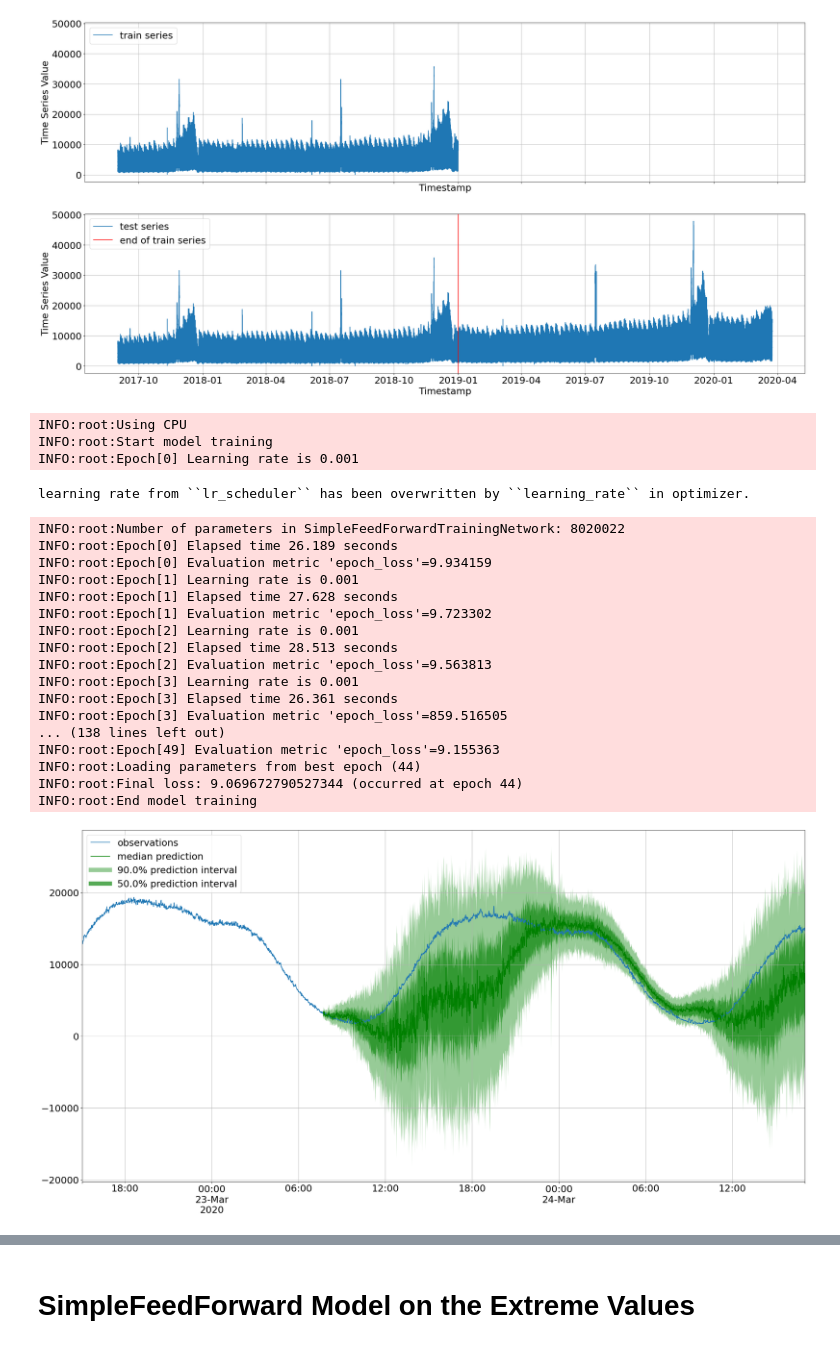
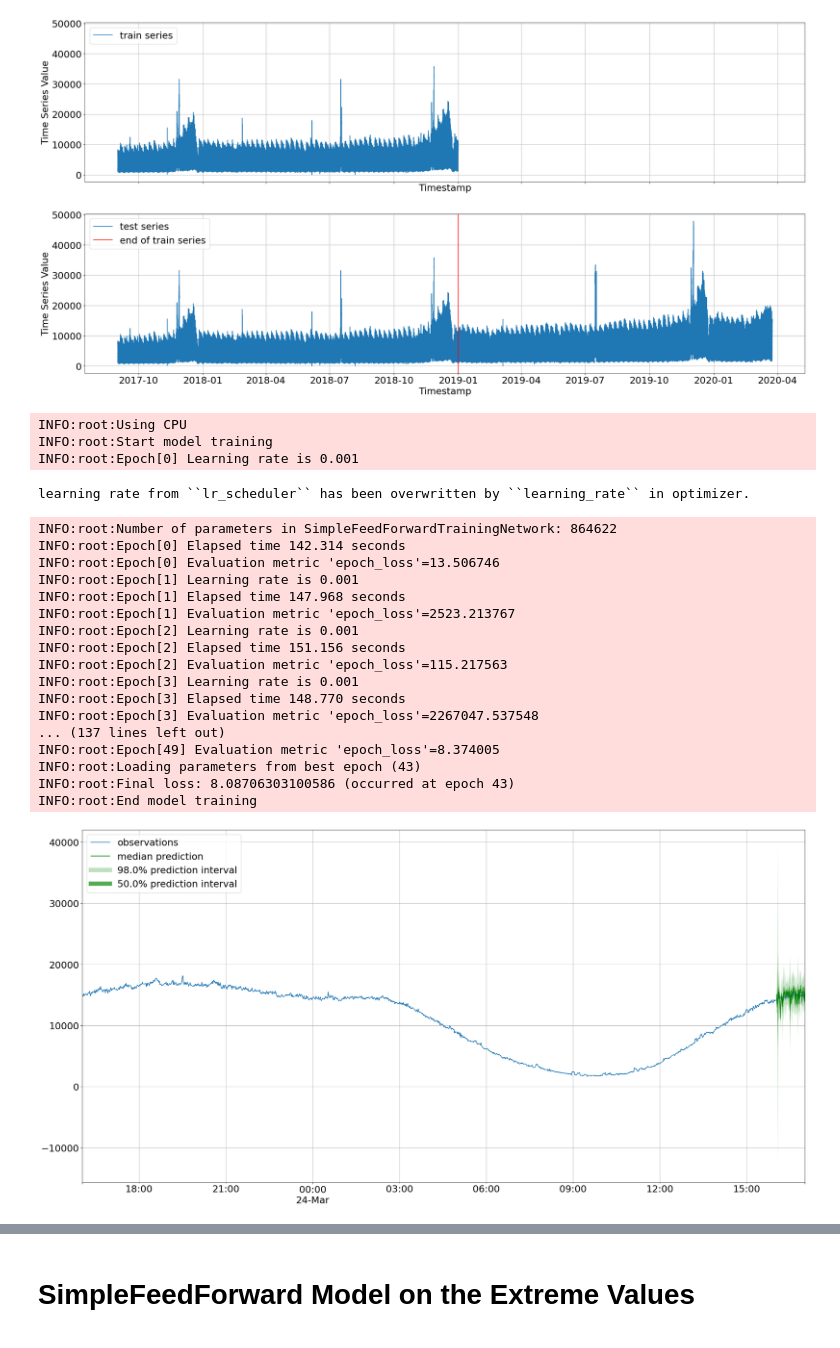
Before and after one commit to BingLiHanShuang/gluon-ts, a Jupyter notebook: US_POT_EVT.ipynb, the cells around one changed output, grey strips where cells are left out. Saved outputs shown, nothing was run; the diff lists cells and outputs as text; code cells hidden in the pictures.

Commit message:
Modify the forecasting model.

```diff
--- a/US_POT_EVT.ipynb
+++ b/US_POT_EVT.ipynb
@@ -2364,8 +2311,8 @@ from gluonts.distribution import GaussianOutput
 
 estimator = SimpleFeedForwardEstimator(
     num_hidden_dimensions=[10],
-    prediction_length=2000,
-    context_length=2*200,
+    prediction_length=60,
+    context_length=60*24,
     freq='1min',
     trainer = Trainer(
         epochs=50,
@@ -2383,56 +2330,62 @@ INFO:root:Using CPU
 INFO:root:Start model training
 INFO:root:Epoch[0] Learning rate is 0.001
 learning rate from ``lr_scheduler`` has been overwritten by ``learning_rate`` in optimizer.
-INFO:root:Number of parameters in SimpleFeedForwardTrainingNetwork: 8020022
-INFO:root:Epoch[0] Elapsed time 26.189 seconds
-INFO:root:Epoch[0] Evaluation metric 'epoch_loss'=9.934159
+INFO:root:Number of parameters in SimpleFeedForwardTrainingNetwork: 864622
+INFO:root:Epoch[0] Elapsed time 142.314 seconds
+INFO:root:Epoch[0] Evaluation metric 'epoch_loss'=13.506746
 INFO:root:Epoch[1] Learning rate is 0.001
-INFO:root:Epoch[1] Elapsed time 27.628 seconds
-INFO:root:Epoch[1] Evaluation metric 'epoch_loss'=9.723302
+INFO:root:Epoch[1] Elapsed time 147.968 seconds
+INFO:root:Epoch[1] Evaluation metric 'epoch_loss'=2523.213767
 INFO:root:Epoch[2] Learning rate is 0.001
-INFO:root:Epoch[2] Elapsed time 28.513 seconds
-INFO:root:Epoch[2] Evaluation metric 'epoch_loss'=9.563813
+INFO:root:Epoch[2] Elapsed time 151.156 seconds
+INFO:root:Epoch[2] Evaluation metric 'epoch_loss'=115.217563
 INFO:root:Epoch[3] Learning rate is 0.001
-INFO:root:Epoch[3] Elapsed time 26.361 seconds
-INFO:root:Epoch[3] Evaluation metric 'epoch_loss'=859.516505
-... (138 lines left out)
-INFO:root:Epoch[49] Evaluation metric 'epoch_loss'=9.155363
-INFO:root:Loading parameters from best epoch (44)
-INFO:root:Final loss: 9.069672790527344 (occurred at epoch 44)
+INFO:root:Epoch[3] Elapsed time 148.770 seconds
+INFO:root:Epoch[3] Evaluation metric 'epoch_loss'=2267047.537548
+... (137 lines left out)
+INFO:root:Epoch[49] Evaluation metric 'epoch_loss'=8.374005
+INFO:root:Loading parameters from best epoch (43)
+INFO:root:Final loss: 8.08706303100586 (occurred at epoch 43)
 INFO:root:End model training
 # %%
 from gluonts.evaluation.backtest import make_evaluation_predictions
+
+def plot_prob_forecasts(ts_entry, forecast_entry):
+    plot_length = 60*25
+    prediction_intervals = (50.0,98.0)
+    legend = ["observations", "median prediction"] + [f"{k}% prediction interval" for k in prediction_intervals][::-1]
+
+    fig, ax = plt.subplots(1, 1)
+    ts_entry[-plot_length:].plot(ax=ax)  # plot the time series
+    forecast_entry.plot(prediction_intervals=prediction_intervals, color='g')
+    plt.grid(which="both")
+    plt.legend(legend, loc="upper left")
+    plt.show()
+
+
+#for recur in range(2):
+recur = 0
+# test_ds = mk_ds(d[701280+recur*60*24:701280+60*24+60-1+recur*60*24]) #End: 1347422
+test_ds = mk_ds(d[701280:])
 
 forecast_it, ts_it = make_evaluation_predictions(
     dataset=test_ds,  # test dataset
     predictor=predictor,  # predictor
     num_samples=100,  # number of sample paths we want for evaluation
 )
 
 forecasts = list(forecast_it)
 tss = list(ts_it)
 
 # first entry of the time series list
 ts_entry = tss[0]
 
 # first entry of test_ds
 test_ds_entry = next(iter(test_ds))
 
 # first entry of the forecast list
 forecast_entry = forecasts[0]
 
-def plot_prob_forecasts(ts_entry, forecast_entry):
-    plot_length = 3000
-    prediction_intervals = (50.0, 90.0)
-    legend = ["observations", "median prediction"] + [f"{k}% prediction interval" for k in prediction_intervals][::-1]
-
-    fig, ax = plt.subplots(1, 1)
-    ts_entry[-plot_length:].plot(ax=ax)  # plot the time series
-    forecast_entry.plot(prediction_intervals=prediction_intervals, color='g')
-    plt.grid(which="both")
-    plt.legend(legend, loc="upper left")
-    plt.show()
-
 plot_prob_forecasts(ts_entry, forecast_entry)
 # %% [output]
-[figure, old version]
+[figure, new version]
```
Also changed, not shown: parts of 6 cells of this notebook.
